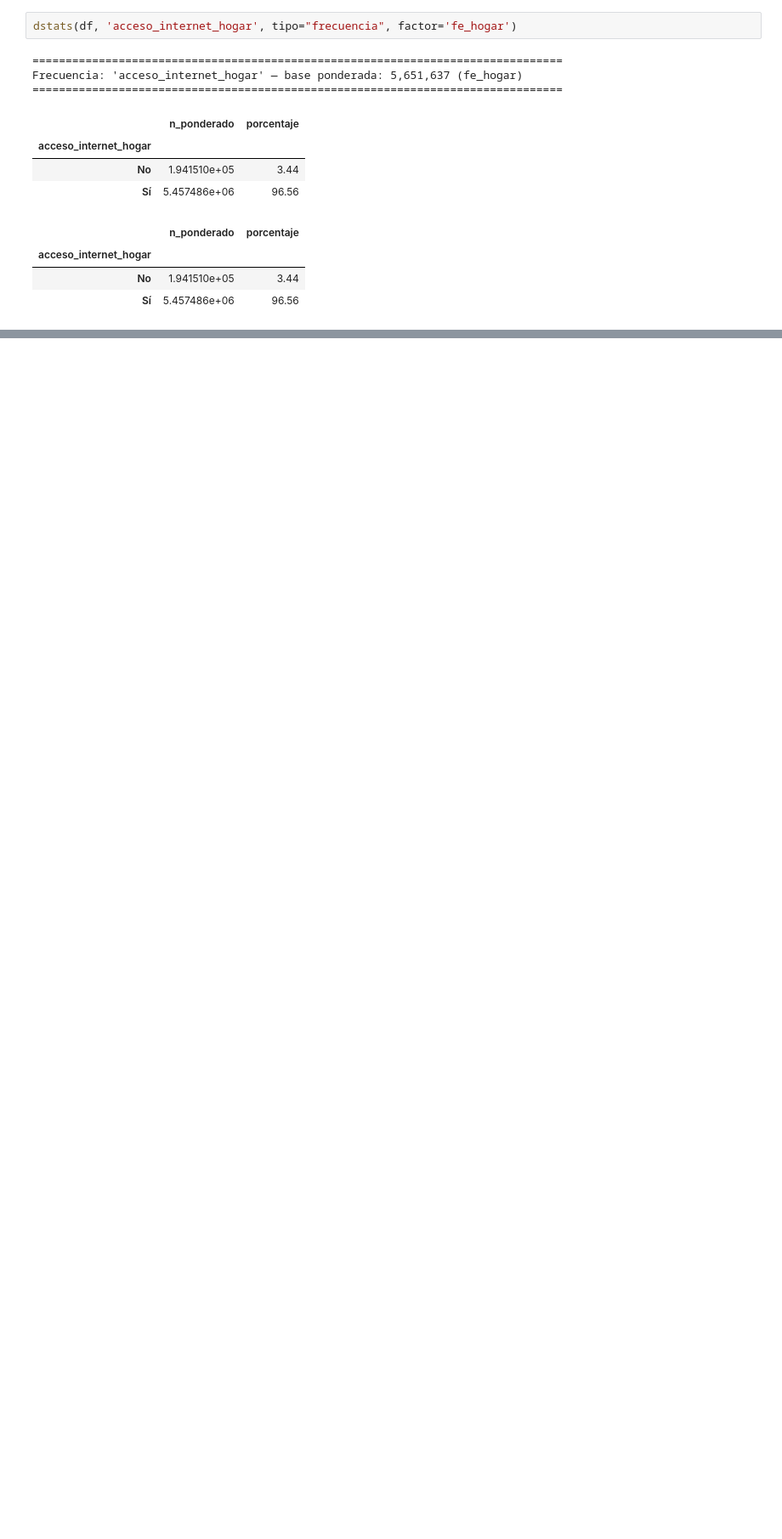
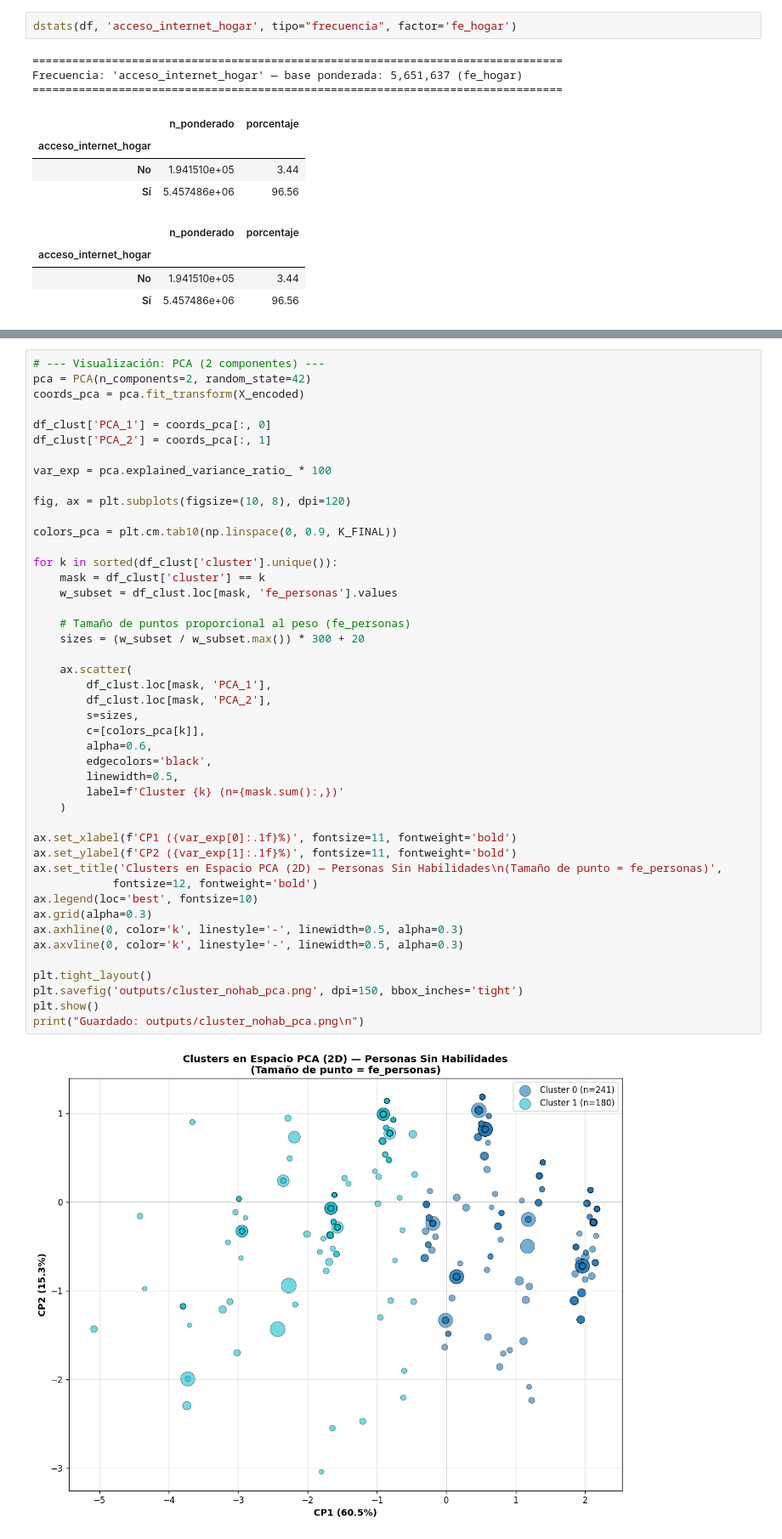
Before and after one commit to tomasleale/eaui2026, a Jupyter notebook: eaui2026.ipynb, the cells around one changed output, grey strips where cells are left out. Shown at 85% size. Drawn from its saved outputs; the diff is of its cells as text; blank space fills up the shorter version.

```diff
--- a/eaui2026.ipynb
+++ b/eaui2026.ipynb
@@ -4281,0 +4616,47 @@ Frecuencia: 'acceso_internet_hogar' — base ponderada: 5,651,637 (fe_hogar)
+# %%
+# --- Visualización: PCA (2 componentes) ---
+pca = PCA(n_components=2, random_state=42)
+coords_pca = pca.fit_transform(X_encoded)
+
+df_clust['PCA_1'] = coords_pca[:, 0]
+df_clust['PCA_2'] = coords_pca[:, 1]
+
+var_exp = pca.explained_variance_ratio_ * 100
+
+fig, ax = plt.subplots(figsize=(10, 8), dpi=120)
+
+colors_pca = plt.cm.tab10(np.linspace(0, 0.9, K_FINAL))
+
+for k in sorted(df_clust['cluster'].unique()):
+    mask = df_clust['cluster'] == k
+    w_subset = df_clust.loc[mask, 'fe_personas'].values
+
+    # Tamaño de puntos proporcional al peso (fe_personas)
+    sizes = (w_subset / w_subset.max()) * 300 + 20
+
+    ax.scatter(
+        df_clust.loc[mask, 'PCA_1'],
+        df_clust.loc[mask, 'PCA_2'],
+        s=sizes,
+        c=[colors_pca[k]],
+        alpha=0.6,
+        edgecolors='black',
+        linewidth=0.5,
+        label=f'Cluster {k} (n={mask.sum():,})'
+    )
+
+ax.set_xlabel(f'CP1 ({var_exp[0]:.1f}%)', fontsize=11, fontweight='bold')
+ax.set_ylabel(f'CP2 ({var_exp[1]:.1f}%)', fontsize=11, fontweight='bold')
+ax.set_title('Clusters en Espacio PCA (2D) — Personas Sin Habilidades\n(Tamaño de punto = fe_personas)',
+            fontsize=12, fontweight='bold')
+ax.legend(loc='best', fontsize=10)
+ax.grid(alpha=0.3)
+ax.axhline(0, color='k', linestyle='-', linewidth=0.5, alpha=0.3)
+ax.axvline(0, color='k', linestyle='-', linewidth=0.5, alpha=0.3)
+
+plt.tight_layout()
+plt.savefig('outputs/cluster_nohab_pca.png', dpi=150, bbox_inches='tight')
+plt.show()
+print("Guardado: outputs/cluster_nohab_pca.png\n")
+# %% [output]
+[figure, added]
```
Also changed, not shown: parts of 11 cells of this notebook, 4 other files.
